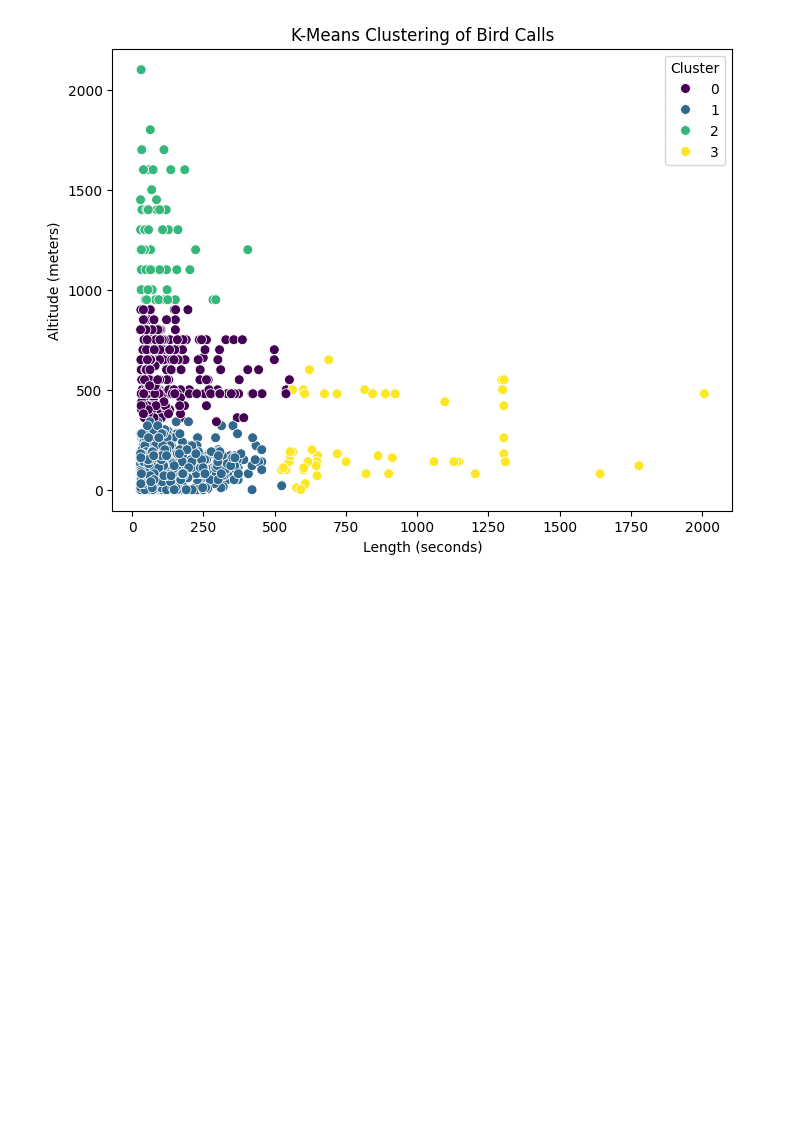
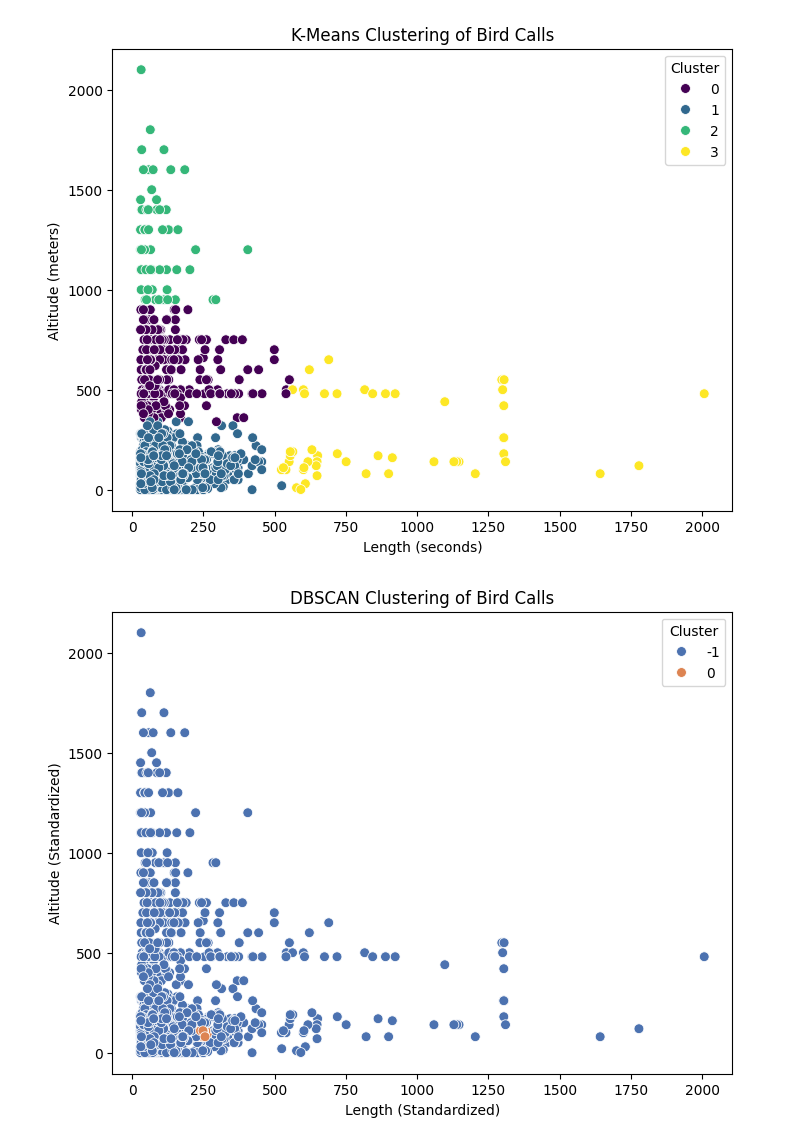
Before and after one commit to G-Bielokozowicz/Birdcall-Identification, a Jupyter notebook: clustering.ipynb, the cells around one changed output. Drawn from its saved outputs; the diff is of its cells as text; code cells hidden in the pictures; blank space fills up the shorter version.

Commit message:
Added optics clustering

```diff
--- a/clustering.ipynb
+++ b/clustering.ipynb
@@ -119,2 +129,23 @@ plt.show()
 # %% [output]
 [figure]
+# %%
+from sklearn.cluster import OPTICS
+
+# OTPICS Clustering
+
+optics = OPTICS(min_samples=50,metric='manhattan')
+df_clean['OPTICS_Cluster'] = optics.fit_predict(X)
+
+plt.figure(figsize=(8, 6))
+sns.scatterplot(x=X['Length_seconds'], y=X['Altitude'], hue=df_clean['OPTICS_Cluster'], palette='deep', s=50)
+plt.title('DBSCAN Clustering of Bird Calls')
+plt.xlabel('Length (Standardized)')
+plt.ylabel('Altitude (Standardized)')
+plt.legend(title='Cluster')
+plt.show()
+
+
+print("Cluster assignments using DBSCAN:")
+print(df_clean['OPTICS_Cluster'].value_counts())
+# %% [output]
+[figure, added]
```
Also changed, not shown: parts of 1 cell of this notebook.
